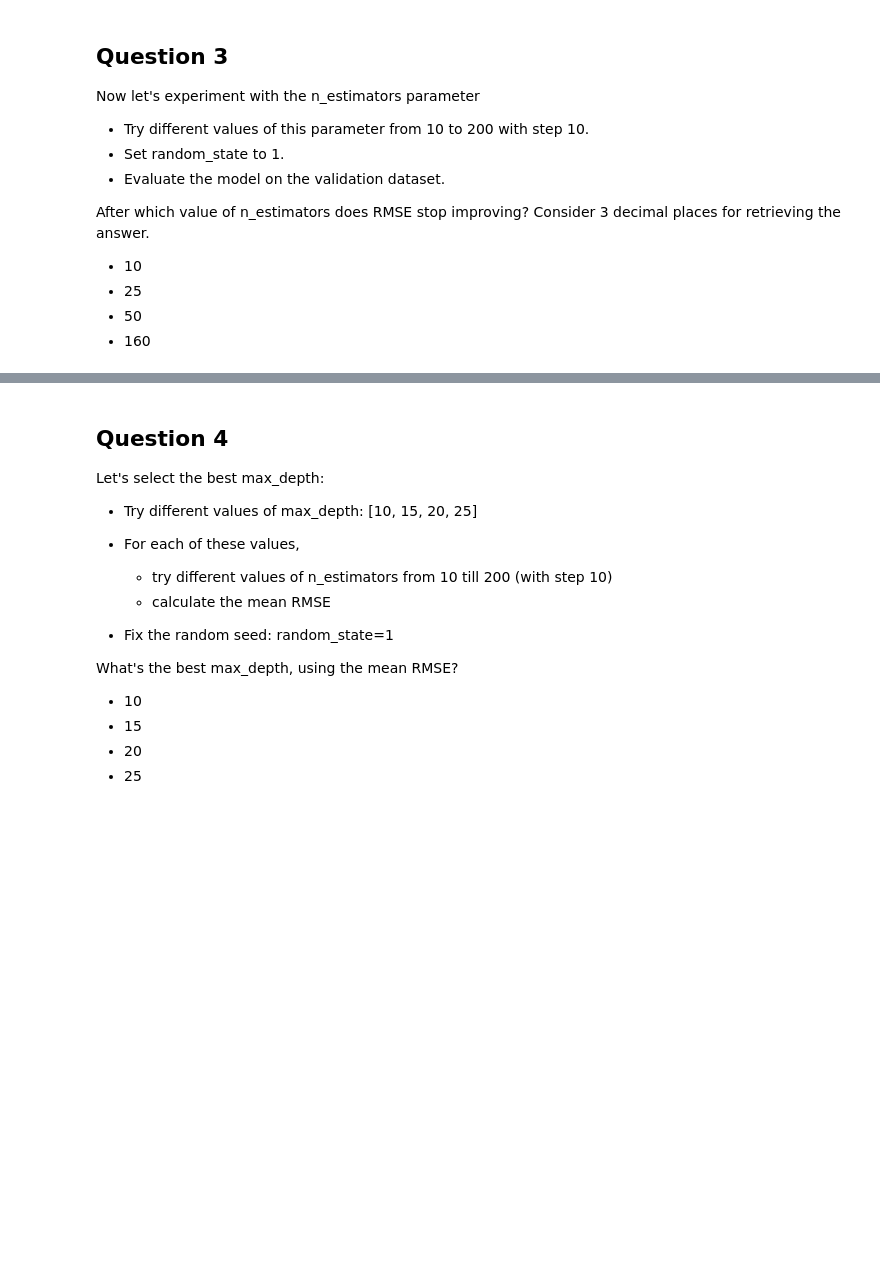
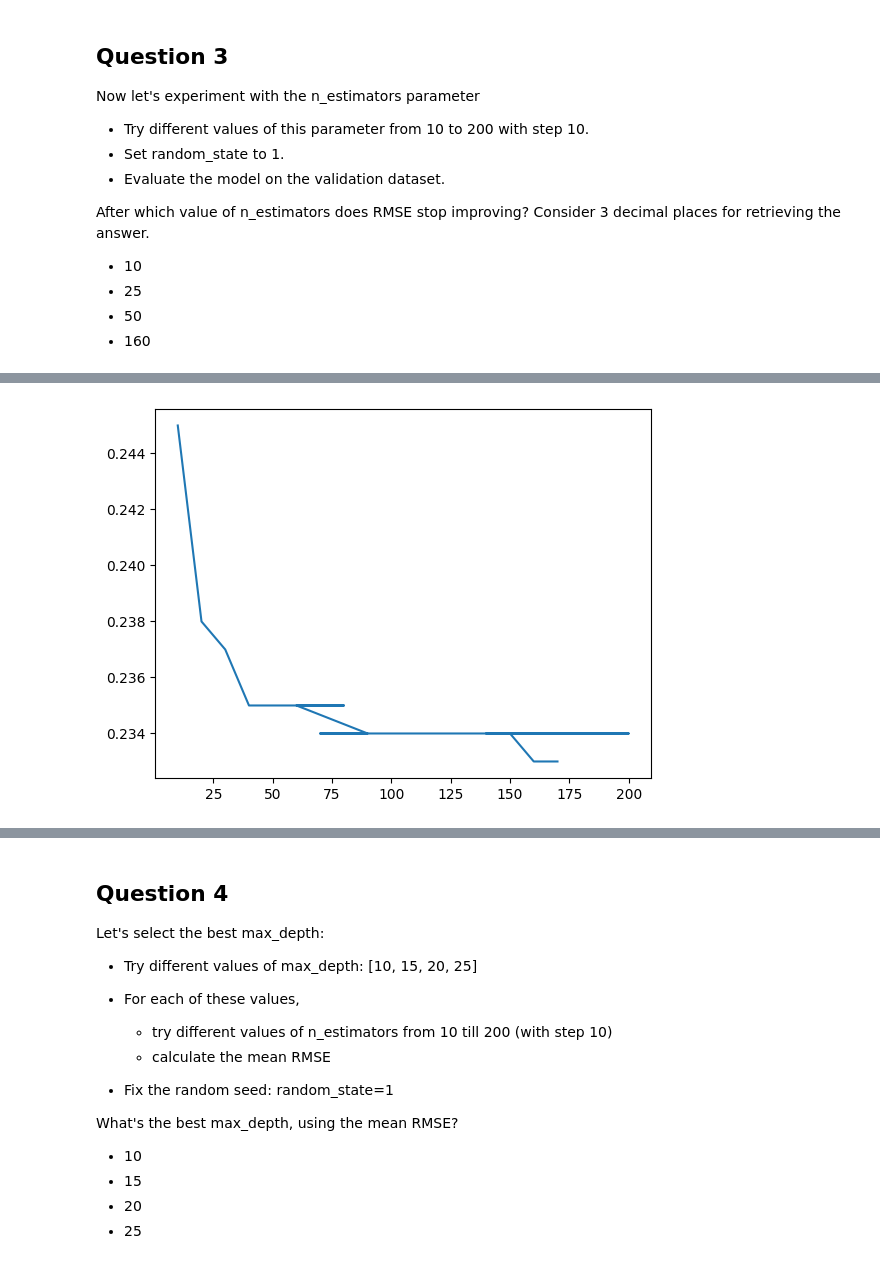
Before and after one commit to tmeach/ml_zoomcamp, a Jupyter notebook: 6. Decision Trees and Ensemble Learning/California_housing_prices_prediction.ipynb, the cells around one changed output, grey strips where cells are left out. Drawn from its saved outputs; the diff is of its cells as text; code cells hidden in the pictures; blank space fills up the shorter version.

```diff
--- a/6. Decision Trees and Ensemble Learning/California_housing_prices_prediction.ipynb
+++ b/6. Decision Trees and Ensemble Learning/California_housing_prices_prediction.ipynb
@@ -105,9 +99,18 @@ sns.histplot(df['median_house_value'])
 # %% [markdown]
 #### Do train/validation/test split with 60%/20%/20% distribution
 # %%
-df_full_train, df_test = train_test_split(df, test_size=20, random_state=1)
-df_train, df_val = train_test_split(df_full_train, test_size=25, random_state=1)
+df_full_train, df_test = train_test_split(df, test_size=0.2, random_state=1)
+df_train, df_val = train_test_split(df_full_train, test_size=0.25, random_state=1)
+
+
+df_train = df_train.reset_index(drop=True)
+df_val = df_val.reset_index(drop=True)
+df_test = df_test.reset_index(drop=True)
+
+y_train = np.log1p(df_train.median_house_value.values)
+y_val = np.log1p(df_val.median_house_value.values)
+y_test = np.log1p(df_test.median_house_value.values)
+
+del df_train['median_house_value']
+del df_val['median_house_value']
+del df_test['median_house_value']
-# %%
-y_train = (df_train.median_house_value.values)
-y_val = (df_val.median_house_value.values)
-y_test = (df_test.median_house_value.values)
@@ -215,3 +218,14 @@ After which value of n_estimators does RMSE stop improving? Consider 3 decimal p
 - 25
 - 50
 - 160
+# %%
+scores = []
+
+for n in range(10, 201, 10):
+    rf = RandomForestRegressor(n_estimators=n, random_state=1, n_jobs=-1)
+    rf.fit(X_train, y_train)
+
+    y_pred = rf.predict(X_val)
+    rmse = np.sqrt(mean_squared_error(y_val, y_pred))
+
+    scores.append((n, rmse))
@@ -217,0 +255,4 @@ After which value of n_estimators does RMSE stop improving? Consider 3 decimal p
+# %%
+df_scores = pd.DataFrame(scores, columns=['n_estimators', 'rmse']).sort_values('rmse')
+df_scores['rmse'] = df_scores.rmse.round(3)
+df_scores
@@ -217,0 +277,5 @@ After which value of n_estimators does RMSE stop improving? Consider 3 decimal p
+# %%
+plt.plot(df_scores.n_estimators, df_scores.rmse)
+plt.show()
+# %% [output]
+[figure, added]
```
Also changed, not shown: parts of 33 cells of this notebook.
